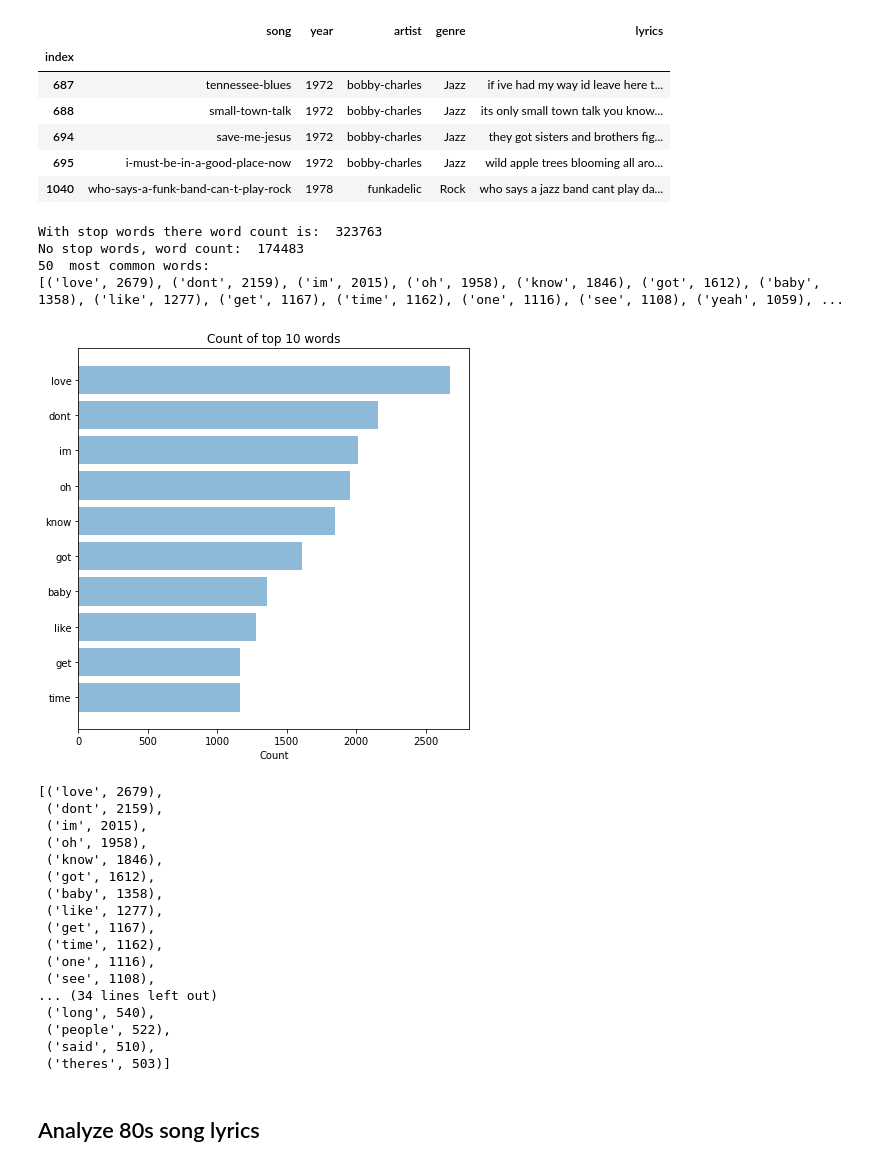
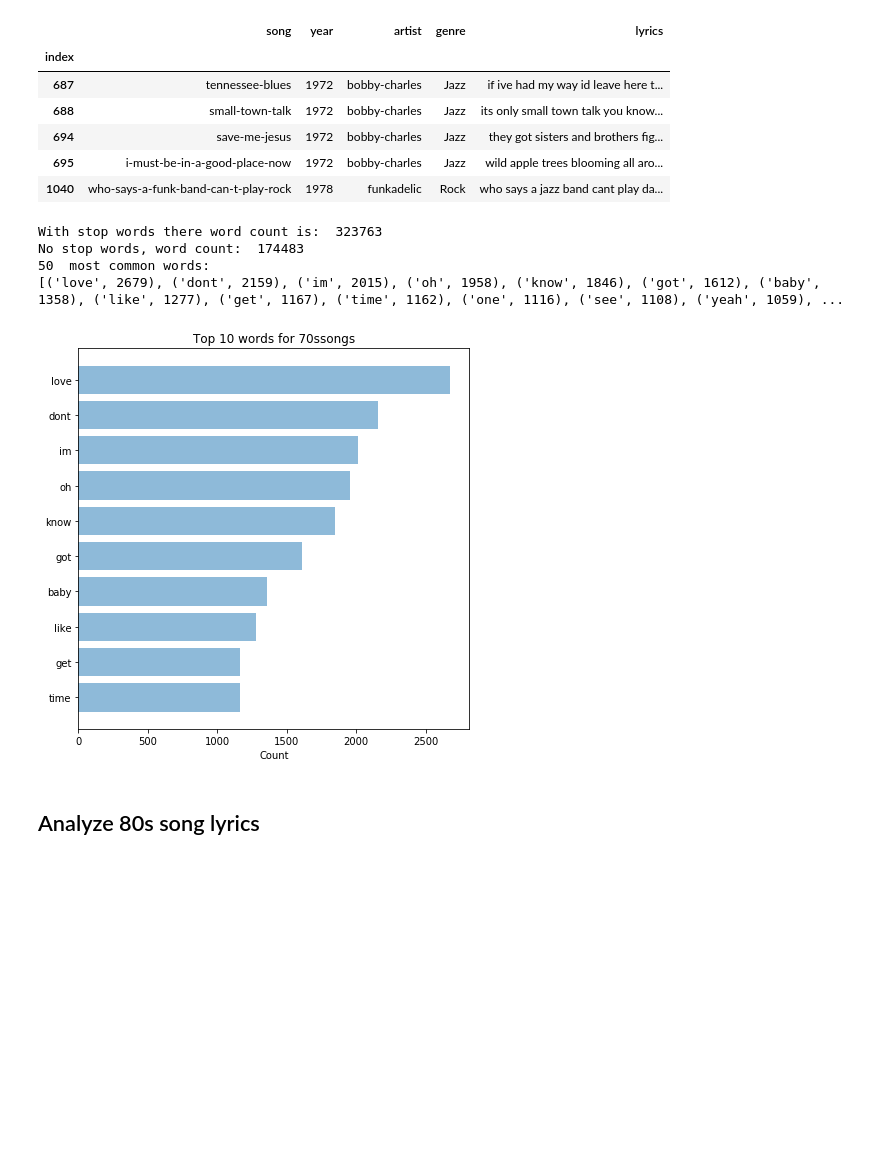
Before and after one commit to jilimm/DH_FinalProject, a Jupyter notebook: DataExploration.ipynb, the cells around one changed output. Cells and saved outputs as stored; diff of their text form; code cells hidden in the pictures; blank space fills up the shorter version.

Commit message:
added graphs for all analysis and graph titles

```diff
--- a/DataExploration.ipynb
+++ b/DataExploration.ipynb
@@ -152,7 +136,7 @@ data.to_csv('data/lyrics_clean.csv',index=False)
 #
 #OUTPUT: word count before and after stop word filtering, 50 most common words
 #################
-def word_count(dataframe,n):
+def word_count(dataframe,n,title):
     lyric_list = dataframe['lyrics'].tolist()
     lyric=[]
     for i in lyric_list:
@@ -174,9 +158,8 @@ def word_count(dataframe,n):
     plt.yticks(np.arange(len(words)),words)
     plt.gca().invert_yaxis()
     plt.xlabel('Count')
-    plt.title('Count of top 10 words')
+    plt.title(str('Top 10 words for '+title+'songs'))
     plt.show()
-    return result
 # %% [markdown]
 ## Analyze song lyrics in the 70s
 # %%
@@ -196,30 +179,13 @@ years present here are:  [1968 1970 1971 1972 1973 1974 1975 1976 1977 1978 1979
 | 1040 | who-says-a-funk-band-can-t-play-rock | 1978 | funkadelic | Rock | who says a jazz band cant play da... |
 # %%
 # split string into words then put it into a list
-word_count(song_70s,50)
+word_count(song_70s,50,'70s')
 # %% [output]
 With stop words there word count is:  323763
 No stop words, word count:  174483
 50  most common words:
 [('love', 2679), ('dont', 2159), ('im', 2015), ('oh', 1958), ('know', 1846), ('got', 1612), ('baby', 1358), ('like', 1277), ('get', 1167), ('time', 1162), ('one', 1116), ('see', 1108), ('yeah', 1059), ...
-[figure, old version]
+[figure, new version]
-[('love', 2679),
- ('dont', 2159),
- ('im', 2015),
- ('oh', 1958),
- ('know', 1846),
- ('got', 1612),
- ('baby', 1358),
- ('like', 1277),
- ('get', 1167),
- ('time', 1162),
- ('one', 1116),
- ('see', 1108),
-... (34 lines left out)
- ('long', 540),
- ('people', 522),
- ('said', 510),
- ('theres', 503)]
 # %% [markdown]
 ## Analyze 80s song lyrics
 # %%
```
Also changed, not shown: parts of 7 cells of this notebook.
